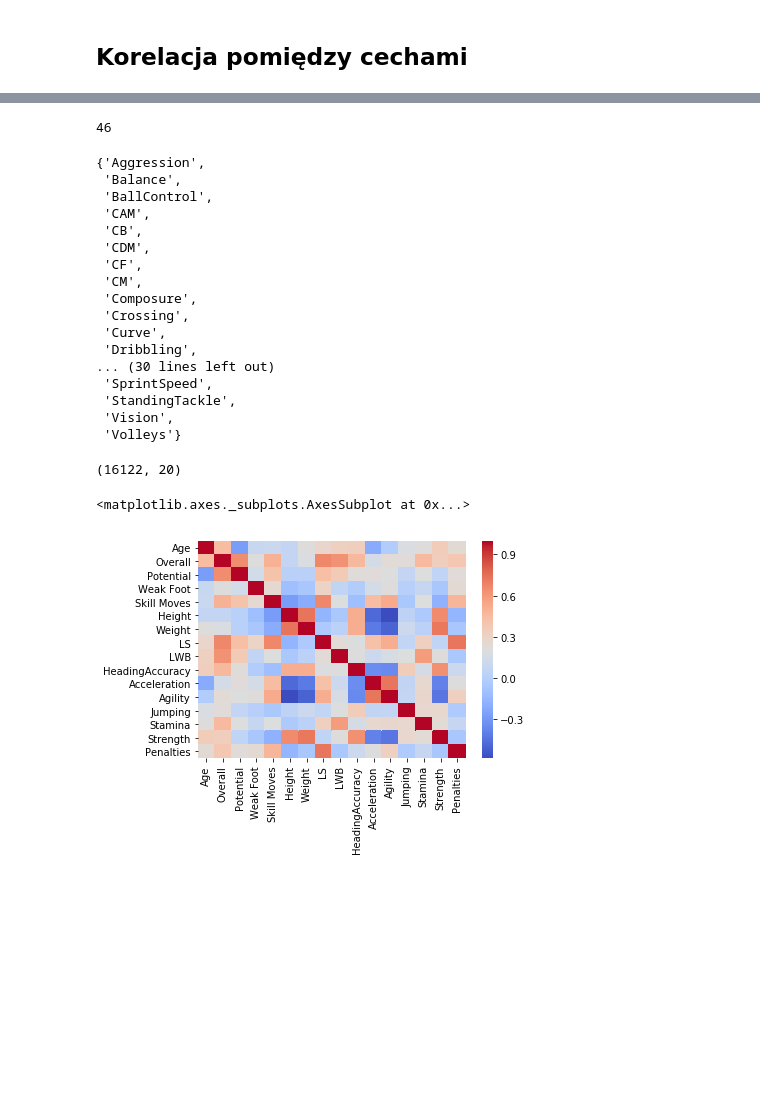
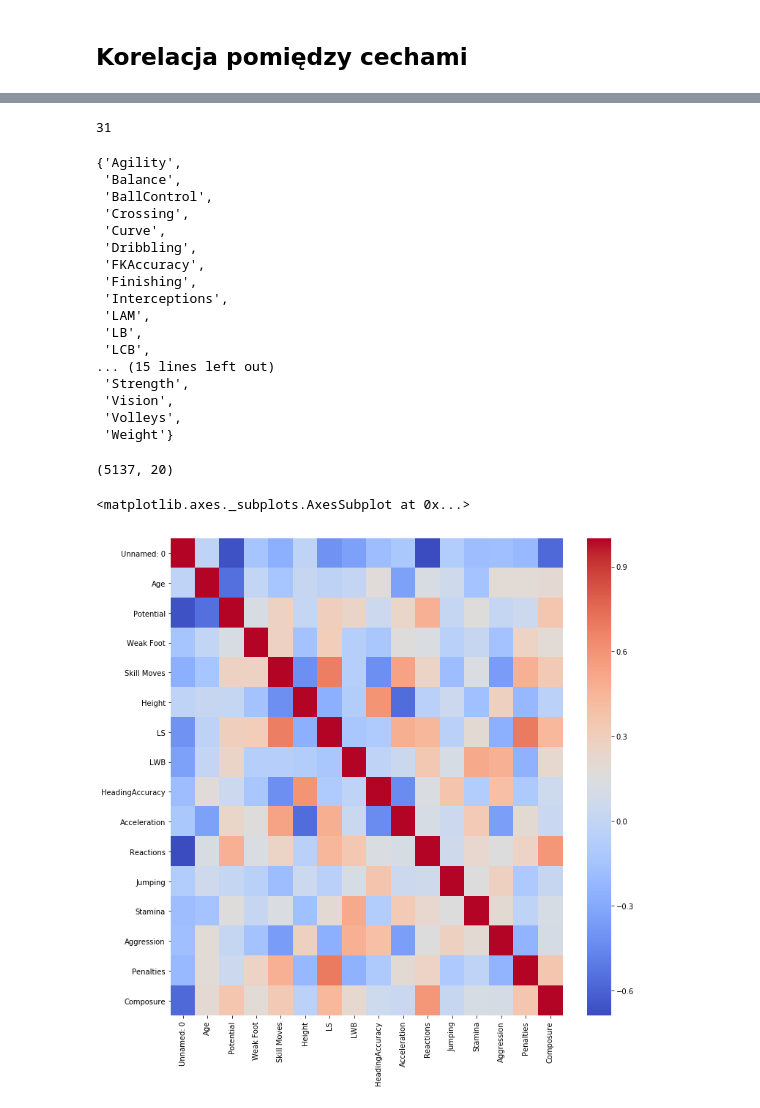
Before and after one commit to mikitachab/football-manager-ml-support, a Jupyter notebook: EDA.ipynb, the cells around one changed output, grey strips where cells are left out. Saved outputs shown, nothing was run; the diff lists cells and outputs as text; code cells hidden in the pictures; blank space fills up the shorter version.

```diff
--- a/EDA.ipynb
+++ b/EDA.ipynb
@@ -8,7 +8,7 @@ import seaborn as sns
 
 %matplotlib inline
 # %%
-fifa_data = pd.read_csv('prepared_data.csv')
+fifa_data = pd.read_csv('csv/new_prepared_data.csv')
 # %%
 def draw_countplot(col):
     sns.countplot(col, order=col.value_counts().index)
@@ -82,35 +74,36 @@ for i in range(len(corr.columns)):
 # %%
 len(correlated_features)
 # %% [output]
-46
+31
 # %%
 correlated_features
 # %% [output]
-{'Aggression',
+{'Agility',
  'Balance',
  'BallControl',
- 'CAM',
- 'CB',
- 'CDM',
- 'CF',
- 'CM',
- 'Composure',
  'Crossing',
  'Curve',
  'Dribbling',
-... (30 lines left out)
- 'SprintSpeed',
- 'StandingTackle',
+ 'FKAccuracy',
+ 'Finishing',
+ 'Interceptions',
+ 'LAM',
+ 'LB',
+ 'LCB',
+... (15 lines left out)
+ 'Strength',
  'Vision',
- 'Volleys'}
+ 'Volleys',
+ 'Weight'}
 # %%
 no_corr_fifa_data = fifa_data.drop(columns=correlated_features, axis=1)
 # %%
 no_corr_fifa_data.shape
 # %% [output]
-(16122, 20)
+(5137, 20)
 # %%
+plt.figure(figsize=(12,12))
 sns.heatmap(no_corr_fifa_data.corr(), cmap='coolwarm')
 # %% [output]
 <matplotlib.axes._subplots.AxesSubplot at 0x...>
-[figure, old version]
+[figure, new version]
```
Also changed, not shown: parts of 19 cells of this notebook, 5 other files.
